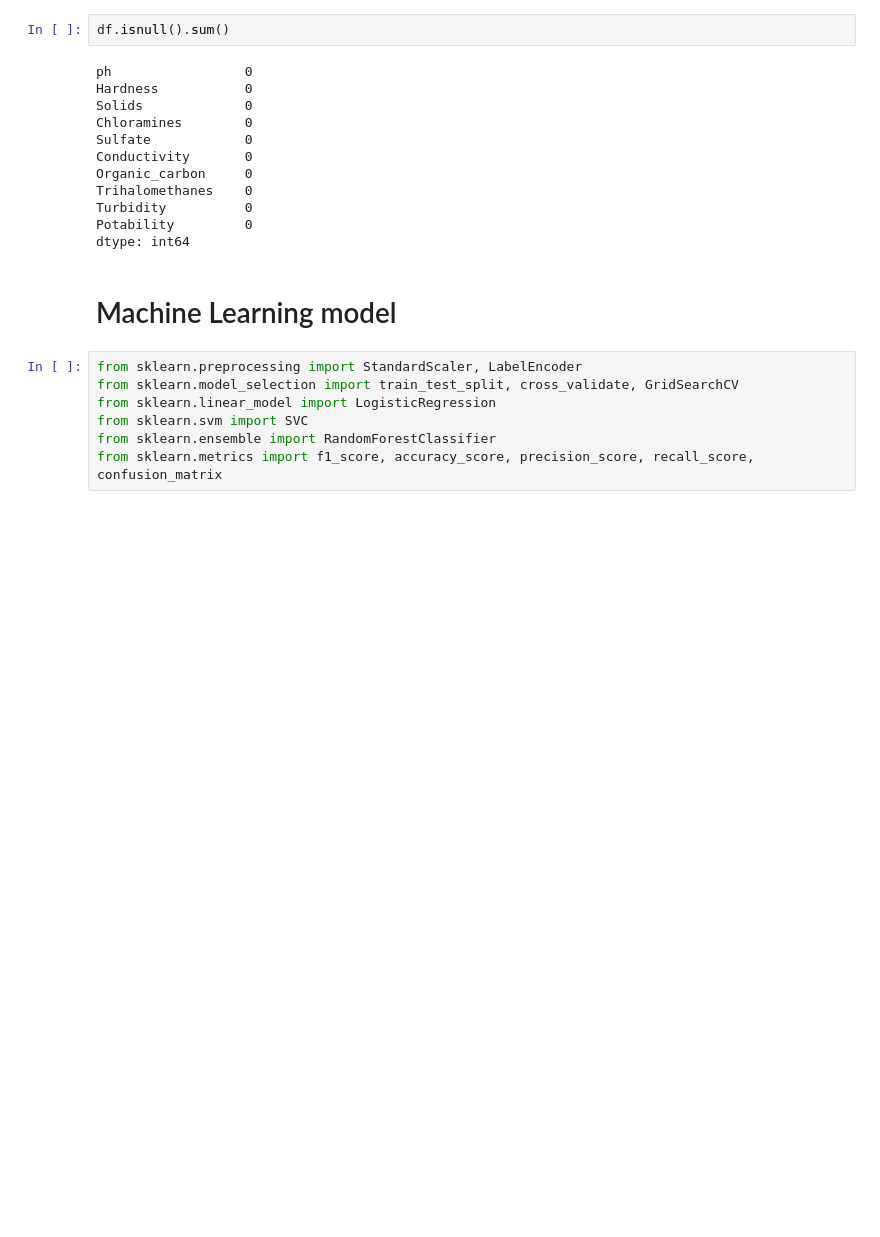
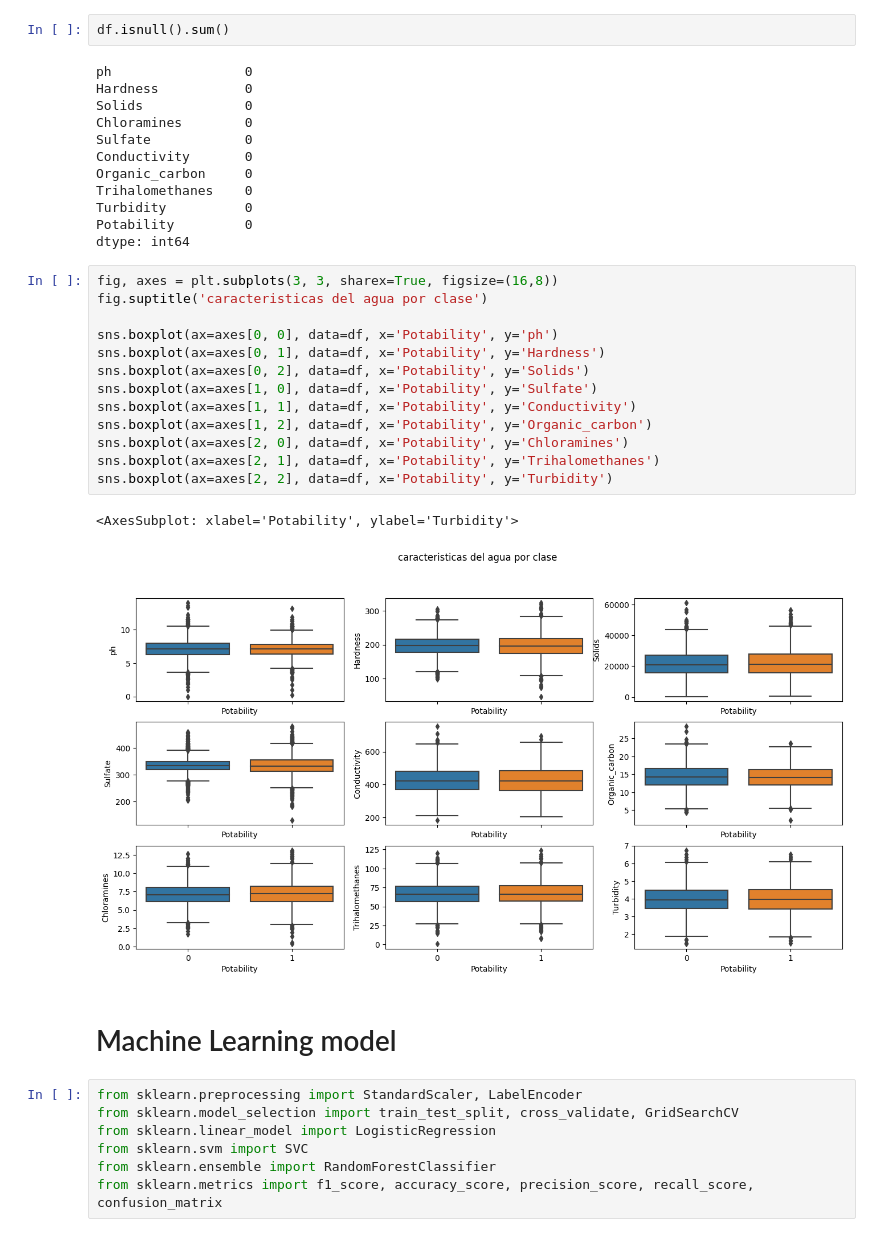
Before and after one commit to Pablot123/DataScience_projects, a Jupyter notebook: waterPotability/clean_water.ipynb, the cells around one changed output. Drawn from its saved outputs; the diff is of its cells as text; blank space fills up the shorter version.

```diff
--- a/waterPotability/clean_water.ipynb
+++ b/waterPotability/clean_water.ipynb
@@ -109,6 +110,22 @@ Trihalomethanes    0
 Turbidity          0
 Potability         0
 dtype: int64
+# %%
+fig, axes = plt.subplots(3, 3, sharex=True, figsize=(16,8))
+fig.suptitle('caracteristicas del agua por clase')
+
+sns.boxplot(ax=axes[0, 0], data=df, x='Potability', y='ph')
+sns.boxplot(ax=axes[0, 1], data=df, x='Potability', y='Hardness')
+sns.boxplot(ax=axes[0, 2], data=df, x='Potability', y='Solids')
+sns.boxplot(ax=axes[1, 0], data=df, x='Potability', y='Sulfate')
+sns.boxplot(ax=axes[1, 1], data=df, x='Potability', y='Conductivity')
+sns.boxplot(ax=axes[1, 2], data=df, x='Potability', y='Organic_carbon')
+sns.boxplot(ax=axes[2, 0], data=df, x='Potability', y='Chloramines')
+sns.boxplot(ax=axes[2, 1], data=df, x='Potability', y='Trihalomethanes')
+sns.boxplot(ax=axes[2, 2], data=df, x='Potability', y='Turbidity')
+# %% [output]
+<AxesSubplot: xlabel='Potability', ylabel='Turbidity'>
+[figure, added]
 # %% [markdown]
 # Machine Learning model
 # %%
```
Also changed, not shown: parts of 5 cells of this notebook.
